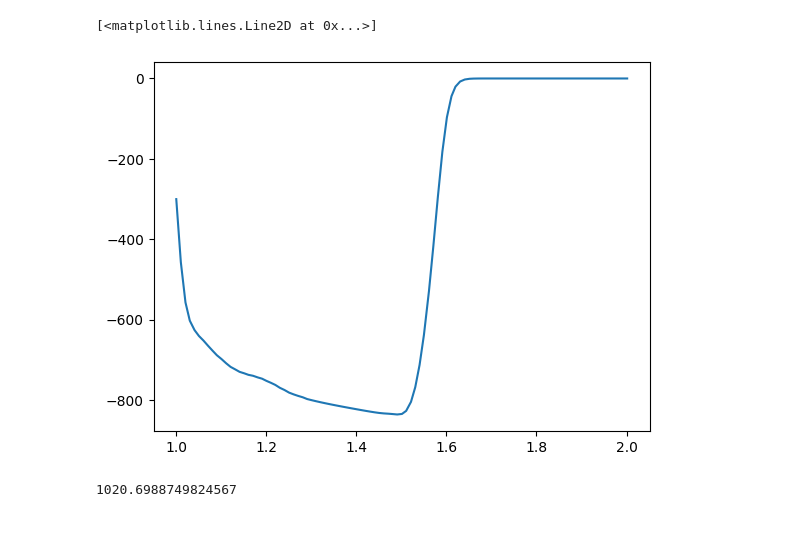
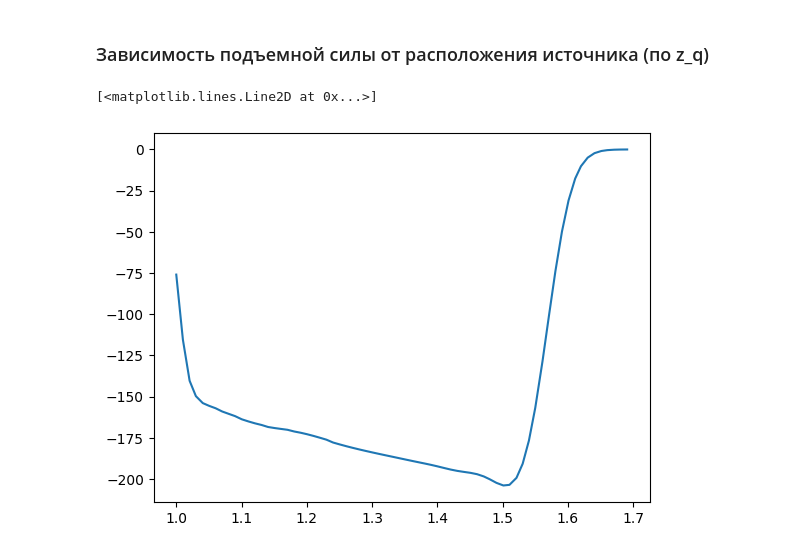
Before and after one commit to immortallz/Heat-source-in-supersonic-flow, a Jupyter notebook: vizualization.ipynb, the cells around one changed output. Saved outputs shown, nothing was run; the diff lists cells and outputs as text; code cells hidden in the pictures.

```diff
--- a/vizualization.ipynb
+++ b/vizualization.ipynb
@@ -609,9 +438,27 @@ plt.plot(zs, Fy/S_b)
-# %%
-plt.plot(zs, Mz/S_b)
-# %% [output]
-[<matplotlib.lines.Line2D at 0x...>]
-[figure, removed]
-# %%
-np.sqrt(1.4*101330/1.2255)*3
-# %% [output]
-1020.6988749824567
+# %% [markdown]
+### Зависимость подъемной силы от расположения источника (по z_q)
+# %%
+Fy_heat = np.loadtxt('Fy_out_heat.txt')
+Mz_heat = np.loadtxt('Mz_out_heat.txt')
+z_q_array = np.array([
+    1.     , 1.01017, 1.02045, 1.03006, 1.04059, 1.05043, 1.06038,
+    1.07045, 1.08064, 1.09009, 1.10051, 1.11073, 1.12067, 1.13084,
+    1.14065, 1.15077, 1.16008, 1.17043, 1.1809 , 1.19052, 1.20025,
+    1.21009, 1.22003, 1.23008, 1.24024, 1.25052, 1.26091, 1.27036,
+    1.28097, 1.29062, 1.30038, 1.31023, 1.32018, 1.33024, 1.34041,
+    1.35068, 1.36105, 1.37037, 1.38096, 1.39046, 1.40005, 1.41096,
+    1.42075, 1.43063, 1.44061, 1.45068, 1.46085, 1.47112, 1.48019,
+    1.49065, 1.50121, 1.51054, 1.52129, 1.53079, 1.54037, 1.55004,
+    1.56118, 1.57103, 1.58096, 1.59097, 1.60108, 1.61126, 1.62007,
+    1.63041, 1.64084, 1.65135, 1.66042, 1.67105, 1.68019, 1.6909 ,
+    1.70011, 1.71088, 1.72017, 1.73107, 1.7405 , 1.75158, 1.76115,
+    1.7708 , 1.78052, 1.79032, 1.80019, 1.81014, 1.82017, 1.83028,
+    1.84046, 1.85073, 1.86108, 1.8715 , 1.88026, 1.89084, 1.9015 ,
+    1.91046, 1.92128, 1.93036, 1.94135, 1.95056, 1.96171, 1.97107,
+    1.98049, 1.99188, 2.00144
+])
+# %%
+plt.plot(z_q_array[:Fy_heat.shape[0]], Fy_heat)
+# %% [output]
+[<matplotlib.lines.Line2D at 0x...>]
+[figure, added]
```
Also changed, not shown: parts of 51 cells of this notebook, 13 other files.
